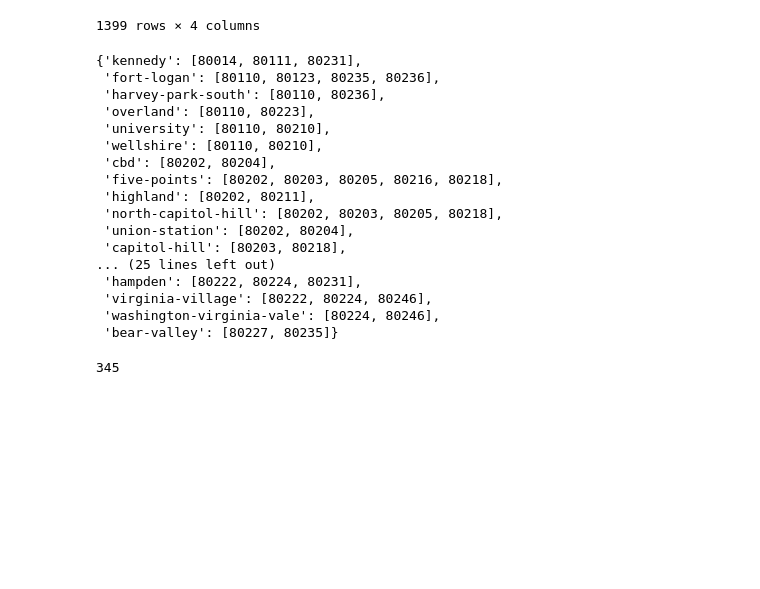
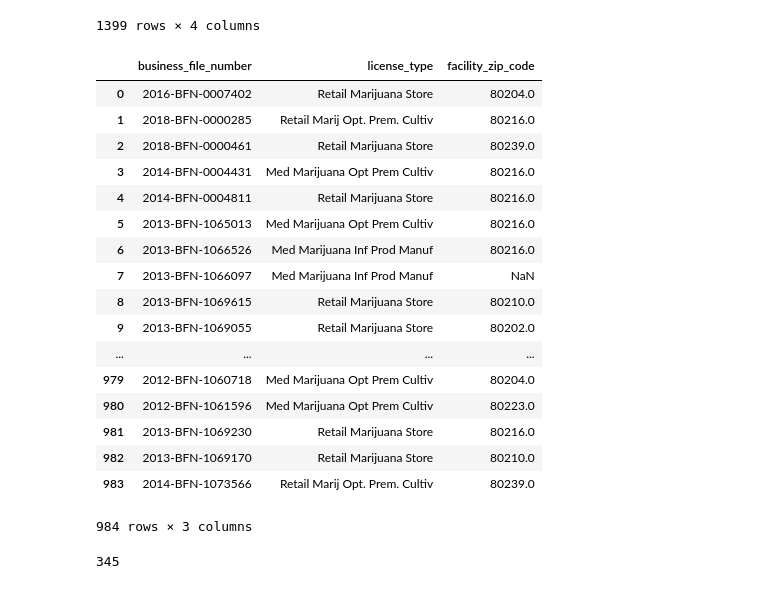
Before and after one commit to zapatos24/Mod_3_Final_Project, a Jupyter notebook: mod_3_final_project_jeremy_wip.ipynb, the cells around one changed output. Cells and saved outputs as stored; diff of their text form; code cells hidden in the pictures; blank space fills up the shorter version.

```diff
--- a/mod_3_final_project_jeremy_wip.ipynb
+++ b/mod_3_final_project_jeremy_wip.ipynb
@@ -101,34 +99,26 @@ crime_data_grouped
 # %%
 dispensary_data.columns = [x.lower().replace(' ', '_') for x in dispensary_data.columns]
 dispensary_data = dispensary_data[['business_file_number', 'license_type', 'facility_zip_code']]
+dispensary_data
+# %% [output]
+|  | business_file_number | license_type | facility_zip_code |
+| 0 | 2016-BFN-0007402 | Retail Marijuana Store | 80204.0 |
+| 1 | 2018-BFN-0000285 | Retail Marij Opt. Prem. Cultiv | 80216.0 |
+| 2 | 2018-BFN-0000461 | Retail Marijuana Store | 80239.0 |
+| 3 | 2014-BFN-0004431 | Med Marijuana Opt Prem Cultiv | 80216.0 |
+| 4 | 2014-BFN-0004811 | Retail Marijuana Store | 80216.0 |
+| 5 | 2013-BFN-1065013 | Med Marijuana Opt Prem Cultiv | 80216.0 |
+| 6 | 2013-BFN-1066526 | Med Marijuana Inf Prod Manuf | 80216.0 |
+| 7 | 2013-BFN-1066097 | Med Marijuana Inf Prod Manuf | NaN |
+| 8 | 2013-BFN-1069615 | Retail Marijuana Store | 80210.0 |
+| 9 | 2013-BFN-1069055 | Retail Marijuana Store | 80202.0 |
+| ... | ... | ... | ... |
+| 979 | 2012-BFN-1060718 | Med Marijuana Opt Prem Cultiv | 80204.0 |
+| 980 | 2012-BFN-1061596 | Med Marijuana Opt Prem Cultiv | 80223.0 |
+| 981 | 2013-BFN-1069230 | Retail Marijuana Store | 80216.0 |
+| 982 | 2013-BFN-1069170 | Retail Marijuana Store | 80210.0 |
+| 983 | 2014-BFN-1073566 | Retail Marij Opt. Prem. Cultiv | 80239.0 |
+984 rows × 3 columns
-# %%
-neighborhoods_to_analyze = {}
-for key, val in initial_neighborhood_counts.items():
-    if val > 1:
-        like_neighborhoods = []
-        for key2, val2 in zip_neighbor_dict_mod.items():
-             if key in val2:
-                    like_neighborhoods.append(key2)
-        neighborhoods_to_analyze.update({key: like_neighborhoods})
-neighborhoods_to_analyze
-# %% [output]
-{'kennedy': [80014, 80111, 80231],
- 'fort-logan': [80110, 80123, 80235, 80236],
- 'harvey-park-south': [80110, 80236],
- 'overland': [80110, 80223],
- 'university': [80110, 80210],
- 'wellshire': [80110, 80210],
- 'cbd': [80202, 80204],
- 'five-points': [80202, 80203, 80205, 80216, 80218],
- 'highland': [80202, 80211],
- 'north-capitol-hill': [80202, 80203, 80205, 80218],
- 'union-station': [80202, 80204],
- 'capitol-hill': [80203, 80218],
-... (25 lines left out)
- 'hampden': [80222, 80224, 80231],
- 'virginia-village': [80222, 80224, 80246],
- 'washington-virginia-vale': [80224, 80246],
- 'bear-valley': [80227, 80235]}
 # %%
 dispensary_data.dropna(inplace=True)
 dispensary_data['zip_code'] = dispensary_data.facility_zip_code.astype('int64')
```
Also changed, not shown: parts of 18 cells of this notebook.
